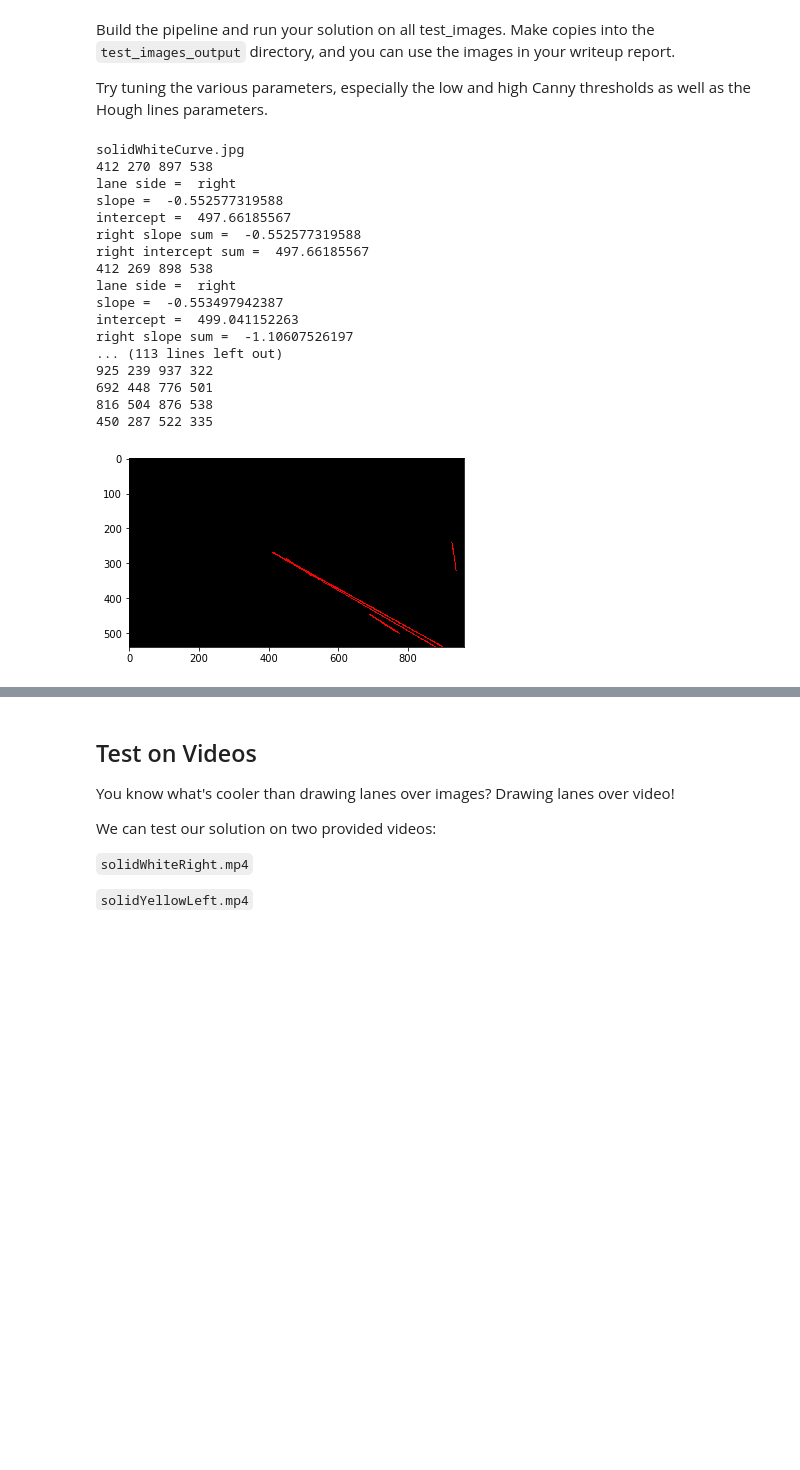
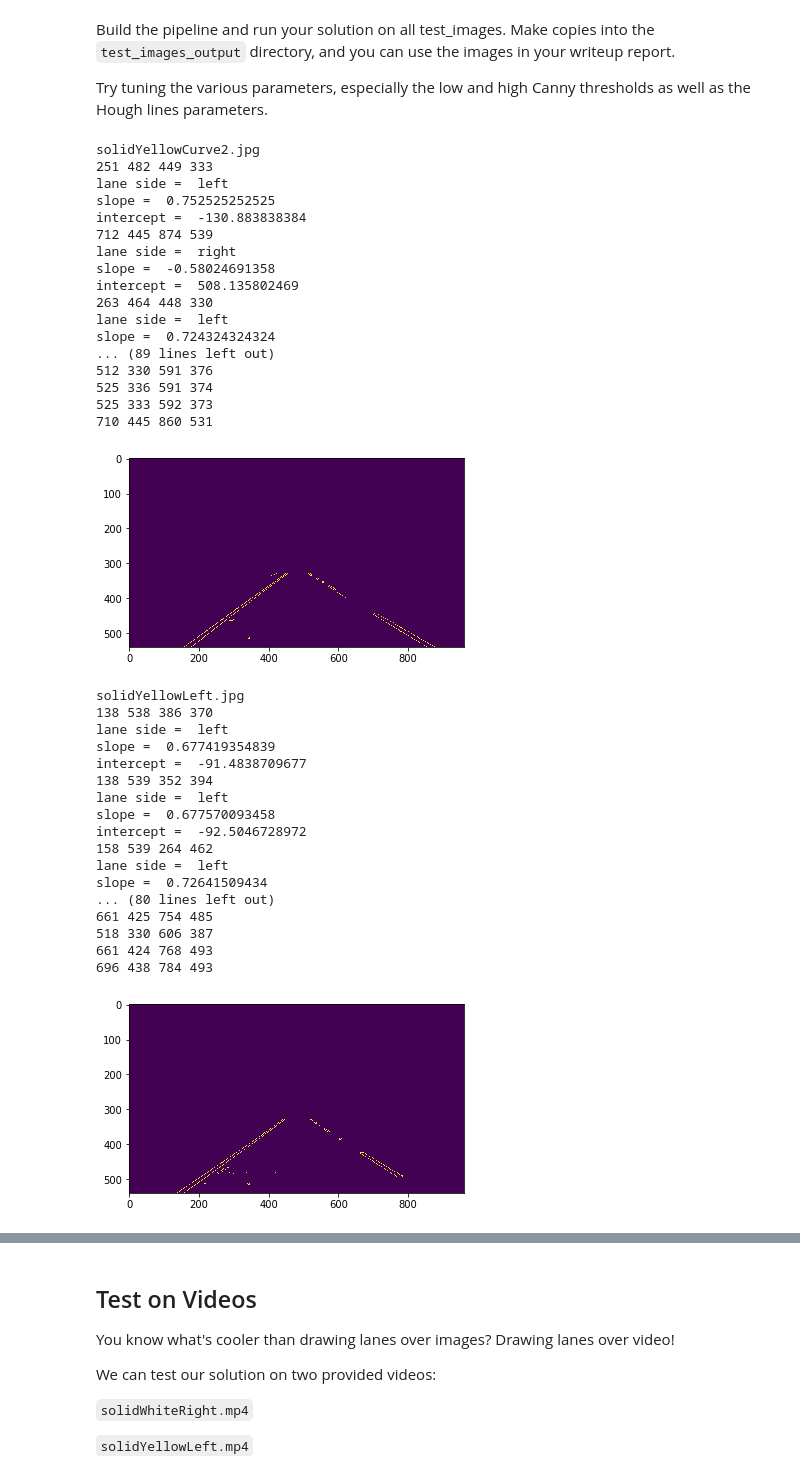
Before and after one commit to smoort-portfolio/CarND-LaneLines-P1, a Jupyter notebook: P1.ipynb, the cells around one changed output, grey strips where cells are left out. Cells and saved outputs as stored; diff of their text form; code cells hidden in the pictures; blank space fills up the shorter version.

```diff
--- a/P1.ipynb
+++ b/P1.ipynb
@@ -335,52 +348,71 @@ Try tuning the various parameters, especially the low and high Canny thresholds
 
 canny_low_threshold = 20
 canny_high_threshold = 80
 
 blur_kernel_size = 5
 
 hough_rho = 1
 hough_theta = np.pi/180
 hough_threshold = 20
 hough_min_line_length = 50
 hough_max_line_gap = 30
 
 roi_left_top = [410, 330]
 roi_right_top = [550, 330]
-roi_right_bottom = [910, 539]
+roi_right_bottom = [940, 539]
 roi_left_bottom = [130, 539]
 
 vertices = np.array([roi_left_bottom,roi_left_top,roi_right_top,roi_right_bottom], np.int32)
 
 for image_file in os.listdir("test_images/"):
     image = mpimg.imread("test_images/"+image_file)
     print(image_file)
     gray_image = grayscale(image)
     gray_blur_image = gaussian_blur(gray_image,blur_kernel_size)
     canny_image = canny(gray_blur_image, canny_low_threshold, canny_high_threshold)
-    line_image = hough_lines(canny_image, hough_rho, hough_theta, hough_threshold,
+    roi_image = region_of_interest(canny_image, vertices)
+    line_image = hough_lines(roi_image, hough_rho, hough_theta, hough_threshold,
                         hough_min_line_length, hough_max_line_gap)
-    roi_image = region_of_interest(line_image, vertices)
-    marked_image = weighted_img(roi_image, image, α=0.8, β=1., γ=0.)
+#    roi_image = region_of_interest(line_image, vertices)
+    marked_image = weighted_img(line_image, image, α=0.8, β=1., γ=0.)
 
     mpimg.imsave('test_images_output/'+image_file, marked_image,format='jpeg')
-    plt.imshow(line_image)
+    plt.imshow(roi_image)
     plt.show()
 # %% [output]
-solidWhiteCurve.jpg
-412 270 897 538
+solidYellowCurve2.jpg
+251 482 449 333
+lane side =  left
+slope =  0.752525252525
+intercept =  -130.883838384
+712 445 874 539
 lane side =  right
-slope =  -0.552577319588
-intercept =  497.66185567
-right slope sum =  -0.552577319588
-right intercept sum =  497.66185567
-412 269 898 538
-lane side =  right
-slope =  -0.553497942387
-intercept =  499.041152263
-right slope sum =  -1.10607526197
-... (113 lines left out)
-925 239 937 322
-692 448 776 501
-816 504 876 538
-450 287 522 335
+slope =  -0.58024691358
+intercept =  508.135802469
+263 464 448 330
+lane side =  left
+slope =  0.724324324324
+... (89 lines left out)
+512 330 591 376
+525 336 591 374
+525 333 592 373
+710 445 860 531
-[figure, old version]
+[figure, new version]
+solidYellowLeft.jpg
+138 538 386 370
+lane side =  left
+slope =  0.677419354839
+intercept =  -91.4838709677
+138 539 352 394
+lane side =  left
+slope =  0.677570093458
+intercept =  -92.5046728972
+158 539 264 462
+lane side =  left
+slope =  0.72641509434
+... (80 lines left out)
+661 425 754 485
+518 330 606 387
+661 424 768 493
+696 438 784 493
+[figure, added]
```
Also changed, not shown: parts of 2 cells of this notebook.
